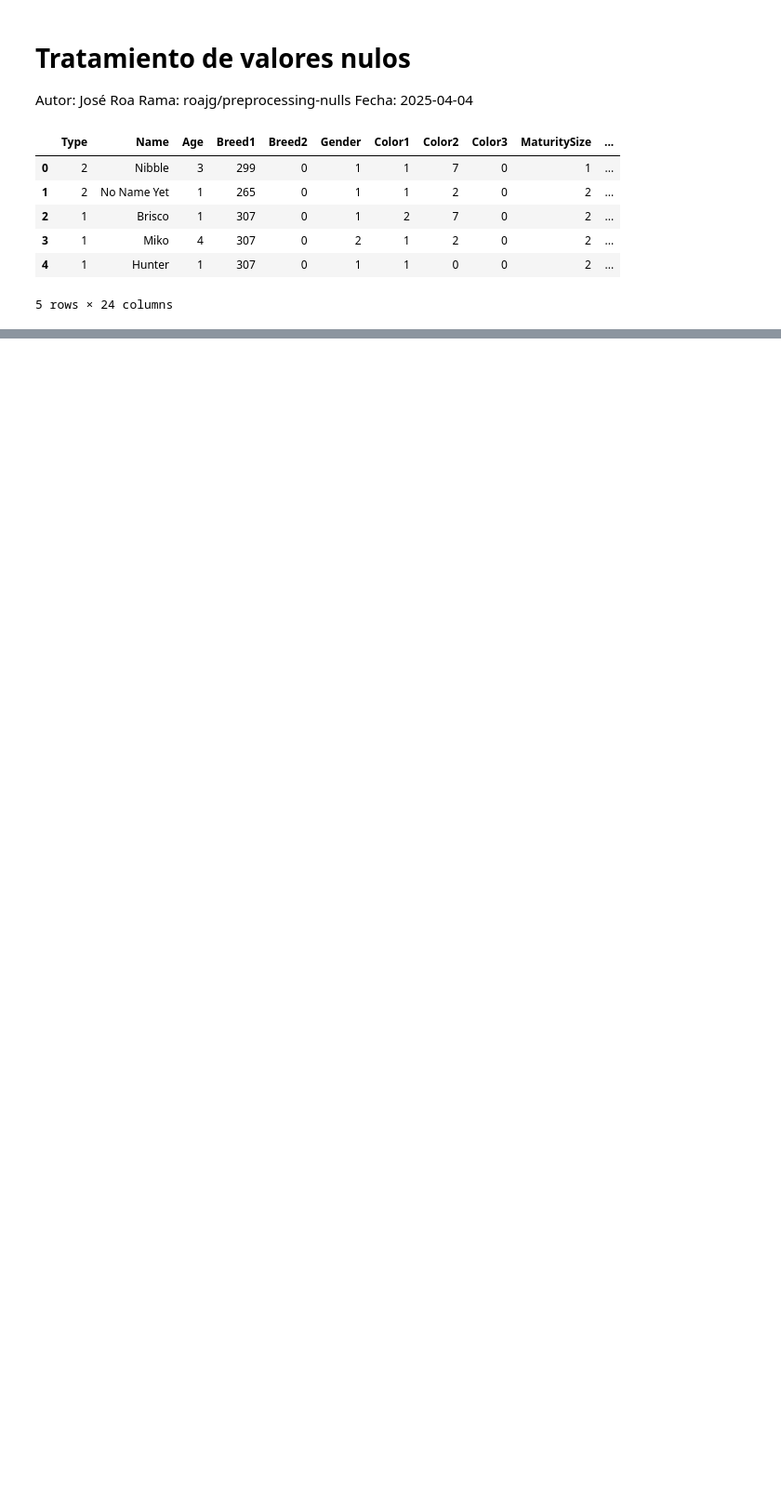
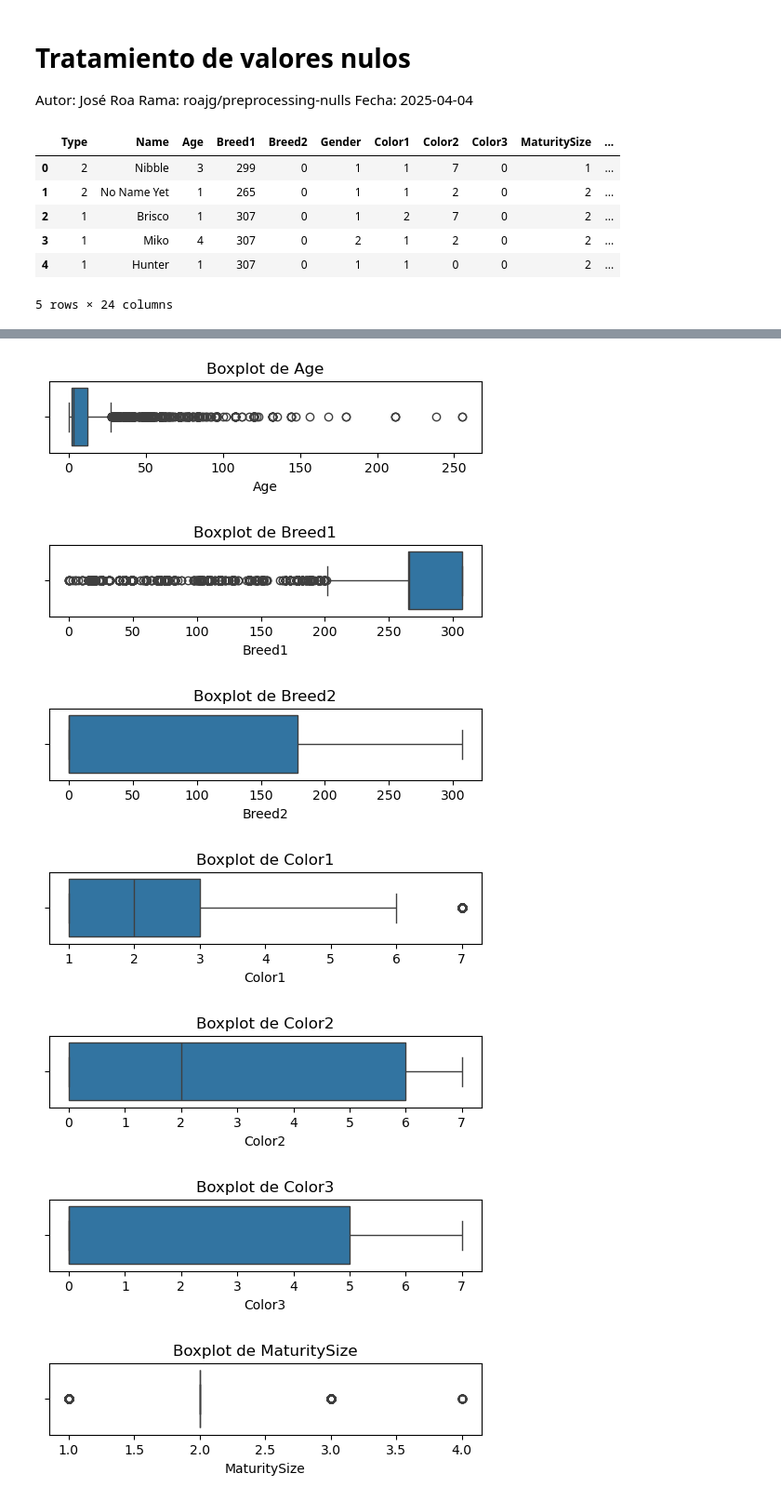
Before and after one commit to AraneoA/UA_MDM_Labo2, a Jupyter notebook: notebooks/preprocessing/analisis_procesm_nulls.ipynb, the cells around one changed output, grey strips where cells are left out. Shown at 93% size. Cells and saved outputs as stored; diff of their text form; code cells hidden in the pictures; blank space fills up the shorter version.

```diff
--- a/notebooks/preprocessing/analisis_procesm_nulls.ipynb
+++ b/notebooks/preprocessing/analisis_procesm_nulls.ipynb
@@ -41,0 +98,19 @@ dtype: int64
+# %%
+# Lista de columnas específicas
+columns_to_plot = ['Age', 'Breed1', 'Breed2', 'Color1', 'Color2', 'Color3',
+                   'MaturitySize', 'Quantity', 'Fee', 'VideoAmt', 'PhotoAmt']
+
+# Boxplot para cada columna especificada
+for col in columns_to_plot:
+    plt.figure(figsize=(6, 1))  # Tamaño de la figura
+    sns.boxplot(x=data[col])  # Boxplot de la columna
+    plt.title(f'Boxplot de {col}')  # Título con el nombre de la columna
+    plt.show()  # Mostrar el boxplot
+# %% [output]
+[figure, added]
+[figure, added]
+[figure, added]
+[figure, added]
+[figure, added]
+[figure, added]
+[figure, added]
```
Also changed, not shown: parts of 12 cells of this notebook, 1 other file.
